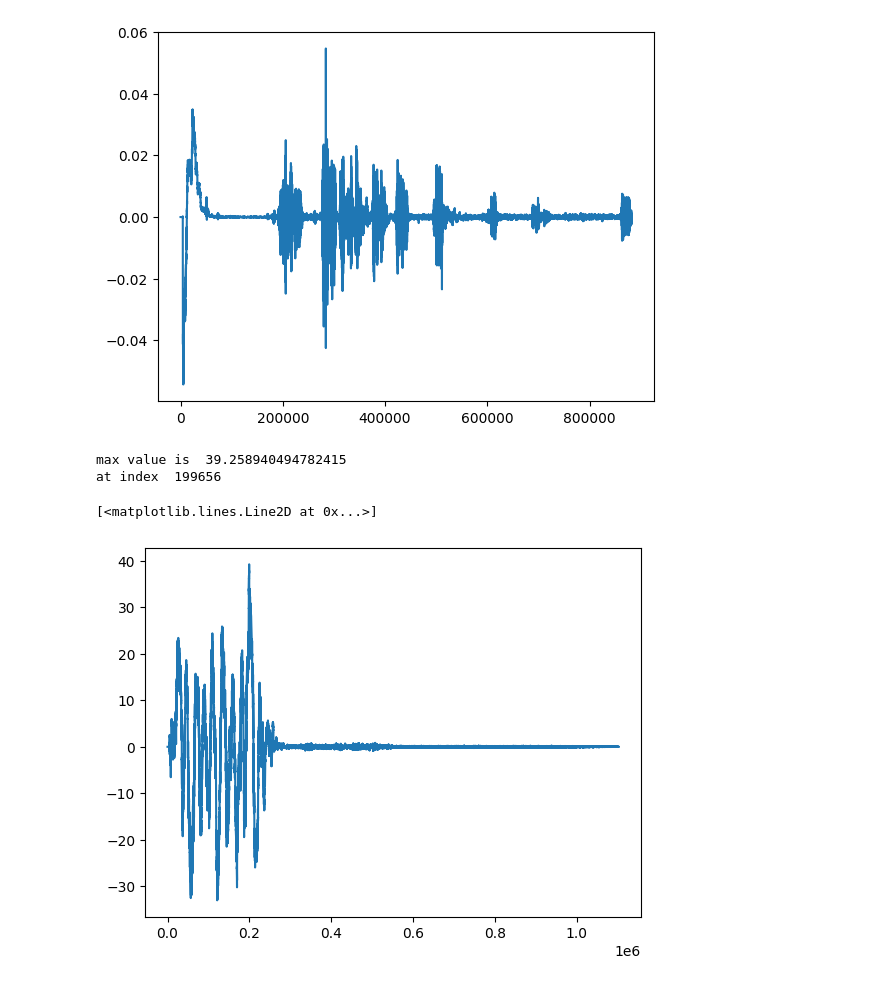
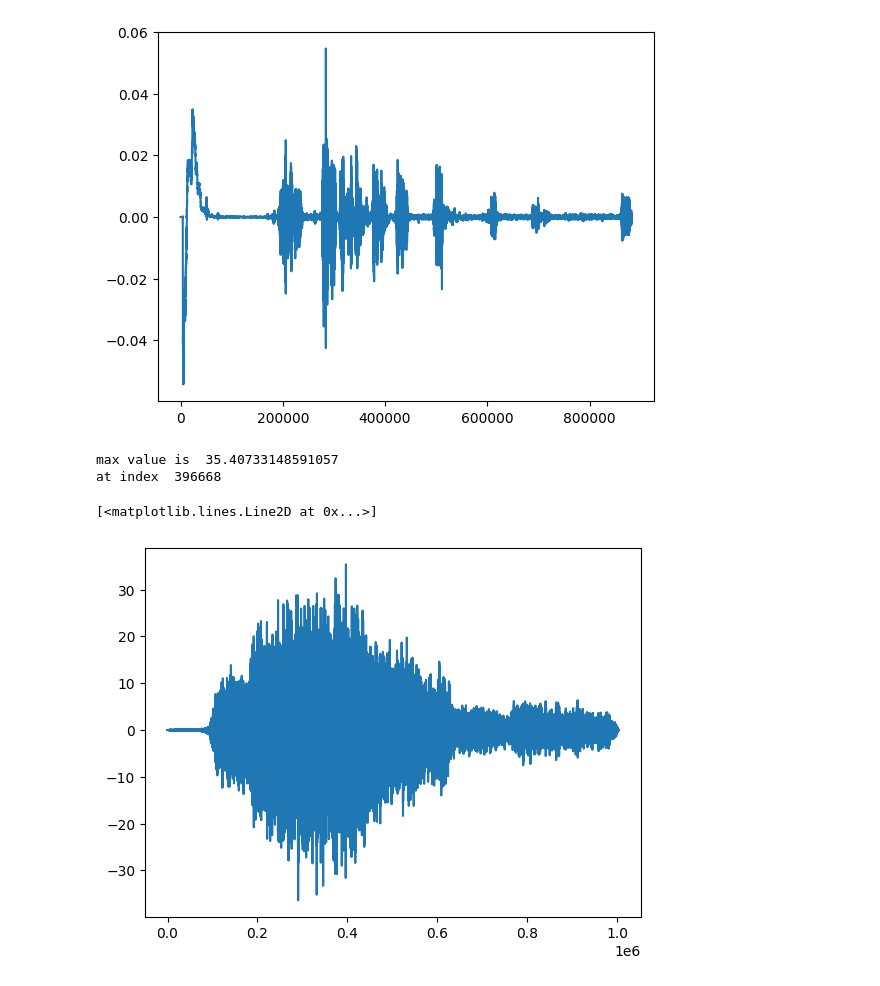
Before and after one commit to ycy29cam/GF3-Audio-Modem, a Jupyter notebook: GF3_synchronisation_00-03.ipynb, the cells around one changed output. Cells and saved outputs as stored; diff of their text form; code cells hidden in the pictures.

```diff
--- a/GF3_synchronisation_00-03.ipynb
+++ b/GF3_synchronisation_00-03.ipynb
@@ -63,22 +63,22 @@ plt.plot(myrecording)
 # %%
 selfrecording_channel1 = selfrecording[:, 0]
 noise2D_channel1 = noise_2D[:, 0]
 selfrecording_channel2 = selfrecording[:, 1]
 noise2D_channel2 = noise_2D[:, 1]
-myrecording_channel1 = 20*myrecording[:, 0]
+myrecording_channel1 = 20*myrecording[100000:, 0]
 
 
 
-sync = scipy.signal.correlate(myrecording_channel1 ,noise2D_channel1, mode='full', method='auto')
+sync = scipy.signal.correlate(myrecording_channel1,noise2D_channel1, mode='full', method='auto')
 #sync_2 = scipy.signal.correlate(selfrecording_channel2, noise2D_channel2, mode='full', method='auto')
 #check the dimensionality of the selfrecording signal
 print("max value is ",np.max(sync))
 print ("at index ",np.argmax(sync))
 
 #plot the correlation
 plt.plot(sync)
 # %% [output]
-max value is  39.258940494782415
-at index  199656
+max value is  35.40733148591057
+at index  396668
 [<matplotlib.lines.Line2D at 0x...>]
-[figure, old version]
+[figure, new version]
```
Also changed, not shown: parts of 1 cell of this notebook, 1 other file.
